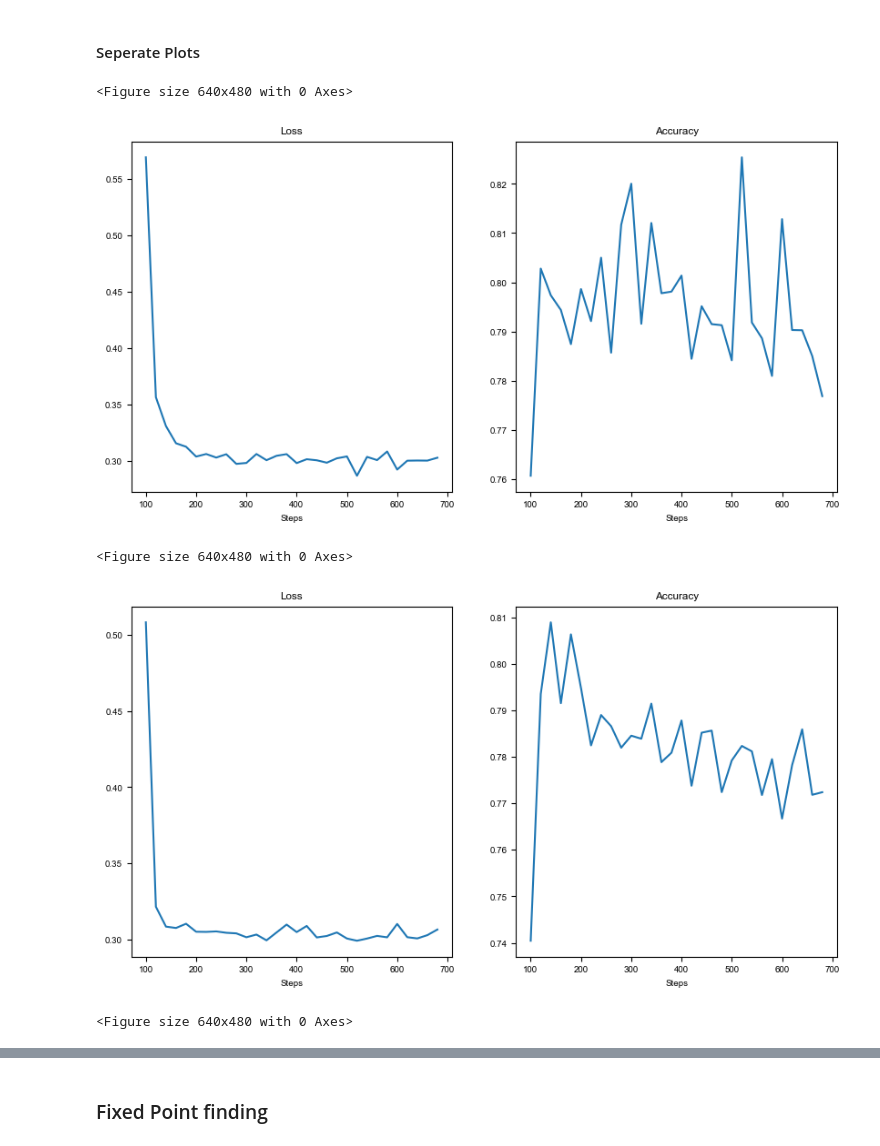
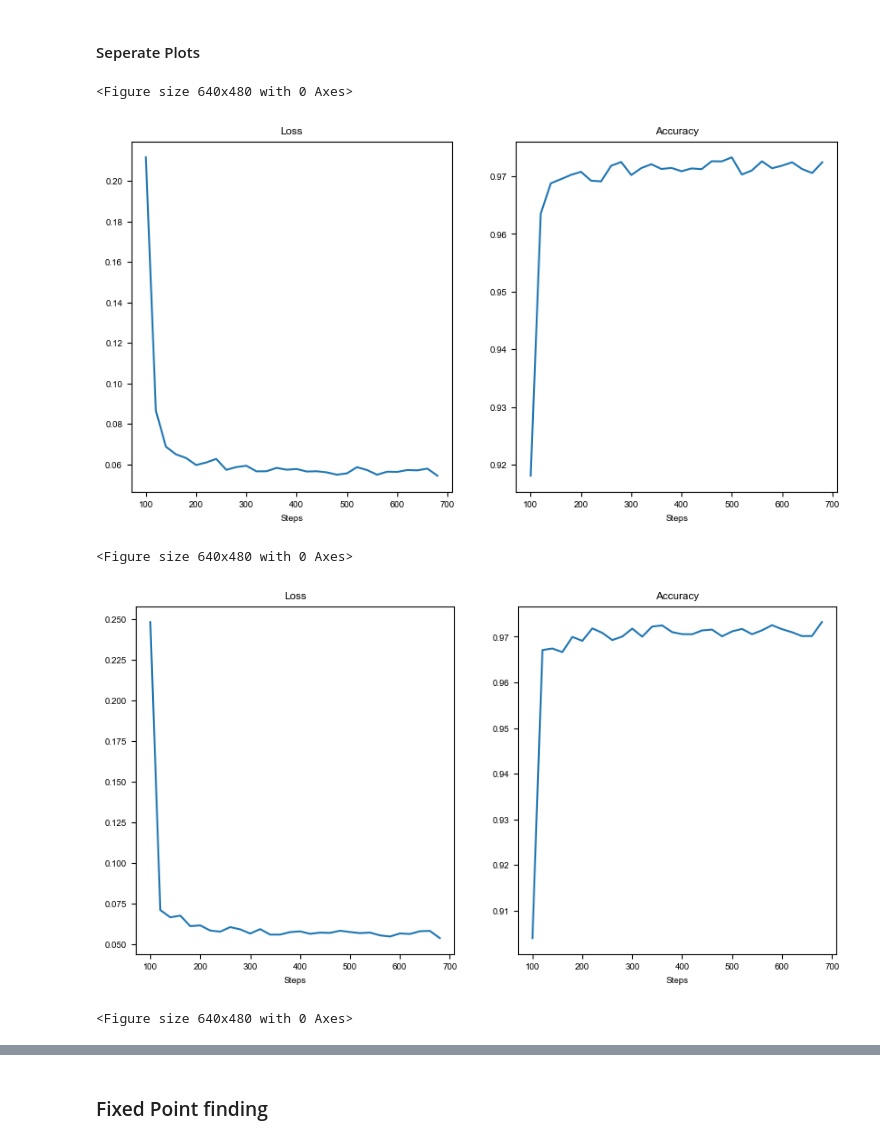
Before and after one commit to MahatmaDanG/MDG_CognAI, a Jupyter notebook: u2152915_coursework.ipynb, the cells around one changed output, grey strips where cells are left out. Saved outputs shown, nothing was run; the diff lists cells and outputs as text; code cells hidden in the pictures.

```diff
--- a/u2152915_coursework.ipynb
+++ b/u2152915_coursework.ipynb
@@ -51,6 +51,7 @@ def general_train_model(net, dataset,lr = 0.01, n_steps=2000, verbose=False):
     env = dataset.env
     env.reset(no_step=True)
 
+    modulator = 1
     # Use Adam optimizer
     optimizer = optim.Adam(net.parameters(), lr=lr)
     criterion = nn.CrossEntropyLoss()
@@ -80,7 +81,8 @@ def general_train_model(net, dataset,lr = 0.01, n_steps=2000, verbose=False):
 
         # Compute the running loss and accuracy every 100 steps
         running_loss += loss.item()
-        running_acc += (output.argmax(dim=1) == labels).float().mean().item()
+        step_acc = (output.argmax(dim=1) == labels).float().mean().item()
+        running_acc += step_acc
         if i % print_step == print_step-1:
             average_loss = running_loss/ print_step
             average_acc = running_acc / print_step
@@ -104,16 +107,23 @@ from PlainNoisyLeaky import Plain_Noisy_RNNNet
 # %%
 # Environment
-task_no = 2
+task_no = 1
 # task = 'PerceptualDecisionMaking-v0' # Task 1
-task = 'HierarchicalReasoning-v0' # Task 2
-if task == 'PerceptualDecisionMaking-v0':
+task_names = {1:'PerceptualDecisionMaking-v0', 2:'HierarchicalReasoning-v0', 3:'ContextDecisionMaking-v0'}
+task = task_names[task_no]
+if task_no == 1:
     timing = {
         'fixation': ('choice', (50, 100, 200, 400)),
         'stimulus': ('choice', (100, 200, 400, 800)),
     }
     kwargs = {'dt': 20, 'timing': timing}
-elif task == 'HierarchicalReasoning-v0':
+elif task_no == 2:
     kwargs = {'dt': 20, 'timing': {'stimulus': 1000}}
+elif task_no == 3:
+    timing = {
+        'fixation': ('choice', (50, 100, 200, 400)),
+        'stimulus': ('choice', (100, 200, 400, 800)),
+    }
+    kwargs = {'dt': 20, 'timing': timing}
 
 seq_len = 100
 
@@ -350,7 +312,7 @@ plt.show()
 # %% [markdown]
 #### Seperate Plots
 # %%
-def loss_accuracy(loss,accuracy, name = ''):
+def loss_accuracy(loss,accuracy, name = '', task_no = 0):
     plt.figure()
     fig,ax = plt.subplots(1,2,figsize=(10,5))
 
@@ -364,15 +326,15 @@ def loss_accuracy(loss,accuracy, name = ''):
     ax[1].set_xticklabels(np.arange(len(accuracy)) * 100)
     ax[1].set_xlabel('Steps')
 
-    plt.savefig(f'graphs/loss_accuracy_{name}.svg')
+    plt.savefig(f'graphs/{task_no}/loss_accuracy_{name}.svg')
     plt.show()
 # %%
-loss_accuracy(leaky_loss_values,leaky_acc_values,name='leaky')
-loss_accuracy(EI_loss_values,EI_acc_values,name='EI')
-loss_accuracy(noisy_loss_values,noisy_acc_values,name='noisy')
+loss_accuracy(leaky_loss_values,leaky_acc_values,name='leaky',task_no=task_no)
+loss_accuracy(EI_loss_values,EI_acc_values,name='EI',task_no=task_no)
+loss_accuracy(noisy_loss_values,noisy_acc_values,name='noisy',task_no=task_no)
 # %% [output]
 <Figure size 640x480 with 0 Axes>
-[figure, old version]
+[figure, new version]
 <Figure size 640x480 with 0 Axes>
-[figure, old version]
+[figure, new version]
 <Figure size 640x480 with 0 Axes>
```
Also changed, not shown: parts of 34 cells of this notebook, 2 other files.
